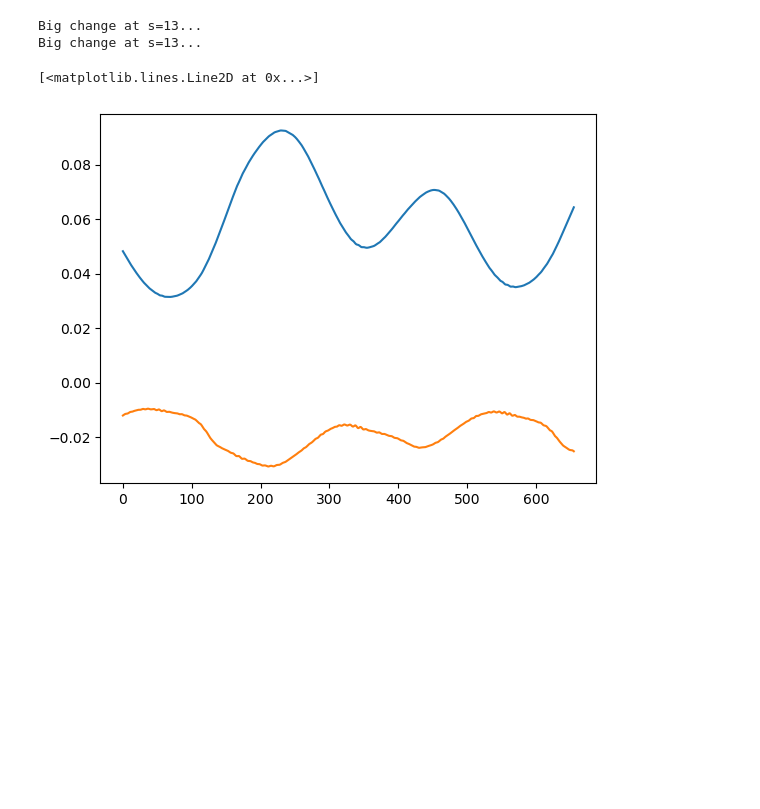
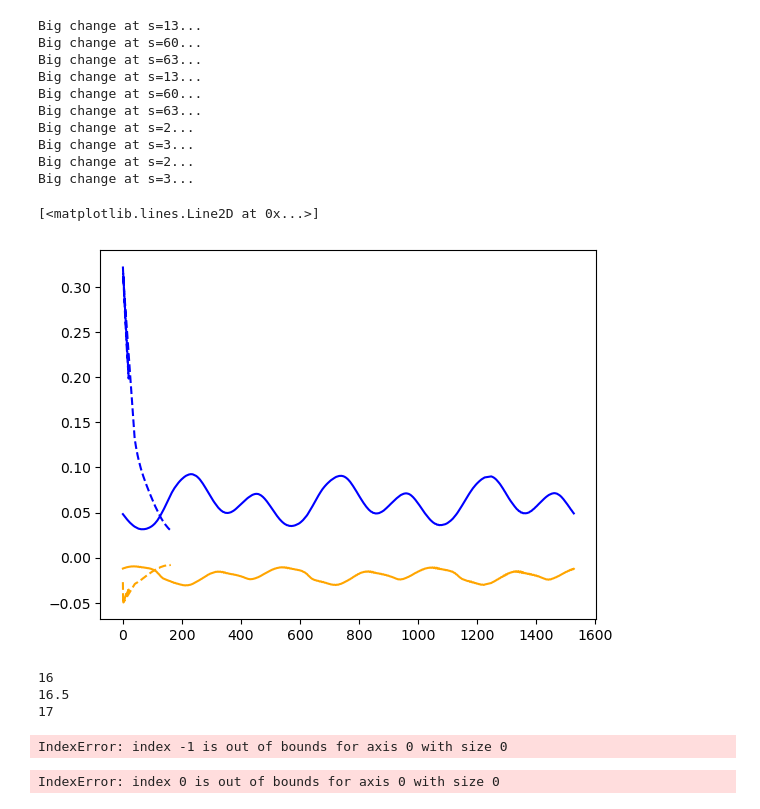
Before and after one commit to theolewy/vKolmogorov3D, a Jupyter notebook: jupyter_notebooks/streamwise_localisation.ipynb, the cells around one changed output. Drawn from its saved outputs; the diff is of its cells as text; code cells hidden in the pictures; blank space fills up the shorter version.

```diff
--- a/jupyter_notebooks/streamwise_localisation.ipynb
+++ b/jupyter_notebooks/streamwise_localisation.ipynb
@@ -15,3 +15,38 @@ from matplotlib.colors import Normalize, LightSource
 from mpl_toolkits.mplot3d import Axes3D
 from skimage.measure import marching_cubes
 from mpl_toolkits.mplot3d.art3d import Poly3DCollection
+# %%
+from tools.misc_tools import get_metric_from_params
+
+material_params = {'W':20, 'beta': 0.9, 'Re': 0.5, 'L':np.inf, 'eps': 1e-3}
+solver_params = {'Nx': 480, 'Ny': 64, 'Nz': 64}
+system_params = {'Lx': 32*np.pi,  'ndim': 3, 'n': 1, 'Lz': 5*np.pi}
+
+
+t_all, metric_all = get_metric_from_params(material_params, system_params, solver_params, suffix='long-windowed', subdir='localisation', metric='trace', deviation=True)
+plt.plot(t_all-t_all[0], metric_all, color='blue')
+t_all, metric_all = get_metric_from_params(material_params, system_params, solver_params, suffix='long-windowed', subdir='localisation', metric='KE', deviation=True)
+plt.plot(t_all-t_all[0], metric_all, color='orange')
+
+material_params = {'W':18, 'beta': 0.9, 'Re': 0.5, 'L':np.inf, 'eps': 1e-3}
+solver_params = {'Nx': 480, 'Ny': 64, 'Nz': 64}
+system_params = {'Lx': 32*np.pi,  'ndim': 3, 'n': 1, 'Lz': 5*np.pi}
+
+
+t_all, metric_all = get_metric_from_params(material_params, system_params, solver_params, suffix='long-windowed', subdir='localisation', metric='trace', deviation=True)
+plt.plot(t_all-t_all[0], metric_all, color='blue', linestyle='--')
+t_all, metric_all = get_metric_from_params(material_params, system_params, solver_params, suffix='long-windowed', subdir='localisation', metric='KE', deviation=True)
+plt.plot(t_all-t_all[0], metric_all, color='orange', linestyle='--')
+# %% [output]
+Big change at s=13...
+Big change at s=60...
+Big change at s=63...
+Big change at s=13...
+Big change at s=60...
+Big change at s=63...
+Big change at s=2...
+Big change at s=3...
+Big change at s=2...
+Big change at s=3...
+[<matplotlib.lines.Line2D at 0x...>]
+[figure, added]
@@ -18,17 +59,34 @@ from mpl_toolkits.mplot3d.art3d import Poly3DCollection
+# %%
+from tools.misc_tools import get_metric_from_params
+
+material_params = {'beta': 0.9, 'Re': 0.5, 'L':np.inf, 'eps': 1e-3}
+solver_params = {'Nx': 64, 'Ny': 64, 'Nz': 64}
+system_params = {'Lx': 3*np.pi,  'ndim': 3, 'n': 1, 'Lz': 4*np.pi}
+
+metric_list_3D = []
+W_list_3D_plot = []
+for W in W_list_3D:
+    material_params['W'] = W
+    print(W)
+    t_all, metric_all = get_metric_from_params(material_params, system_params, solver_params, suffix='recent-localised', subdir='arrowhead_3D', metric='trace', deviation=True)
+    metric_list_3D.append(metric_all[-1])
+    W_list_3D_plot.append(W)
+# %% [output]
+16
+16.5
+17
+IndexError: index -1 is out of bounds for axis 0 with size 0
 # %%
 from tools.misc_tools import get_metric_from_params
 
 material_params = {'W':20, 'beta': 0.9, 'Re': 0.5, 'L':np.inf, 'eps': 1e-3}
-solver_params = {'Nx': 480, 'Ny': 64, 'Nz': 64}
-system_params = {'Lx': 32*np.pi,  'ndim': 3, 'n': 1, 'Lz': 5*np.pi}
+solver_params = {'Nx': 64, 'Ny': 64, 'Nz': 96}
+system_params = {'Lx': 3*np.pi,  'ndim': 3, 'n': 1, 'Lz': 4.4*np.pi}
+
+mode = 'trace'
 
 
-t_all, metric_all = get_metric_from_params(material_params, system_params, solver_params, suffix='long-windowed', subdir='localisation', metric='trace', deviation=True)
+t_all, metric_all = get_metric_from_params(material_params, system_params, solver_params, suffix='long-periodic-yz', subdir='arrowhead_3D', metric=mode, deviation=True)
 plt.plot(t_all-t_all[0], metric_all)
-t_all, metric_all = get_metric_from_params(material_params, system_params, solver_params, suffix='long-windowed', subdir='localisation', metric='KE', deviation=True)
-plt.plot(t_all-t_all[0], metric_all)
 # %% [output]
-Big change at s=13...
-Big change at s=13...
+IndexError: index 0 is out of bounds for axis 0 with size 0
-[<matplotlib.lines.Line2D at 0x...>]
-[figure, removed]
```
Also changed, not shown: parts of 3 cells of this notebook, 1 other file.
